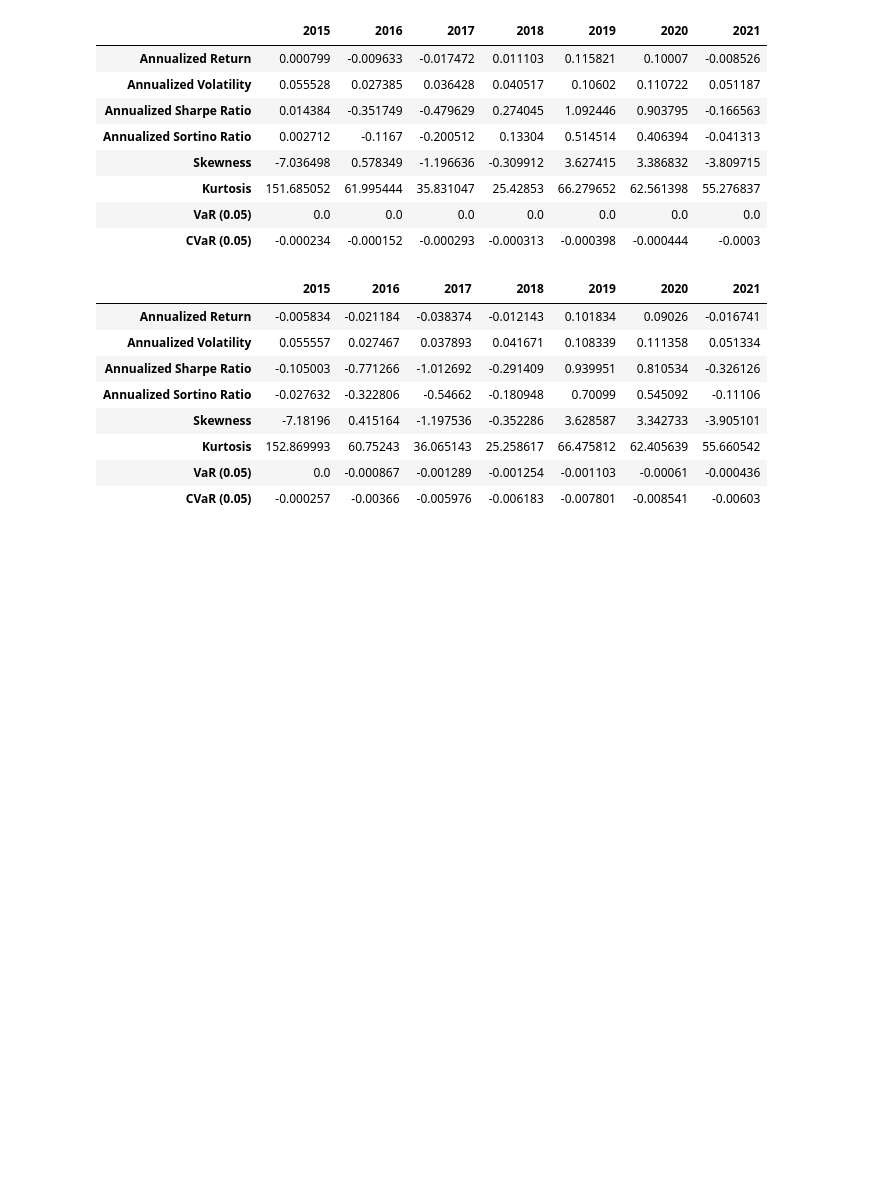
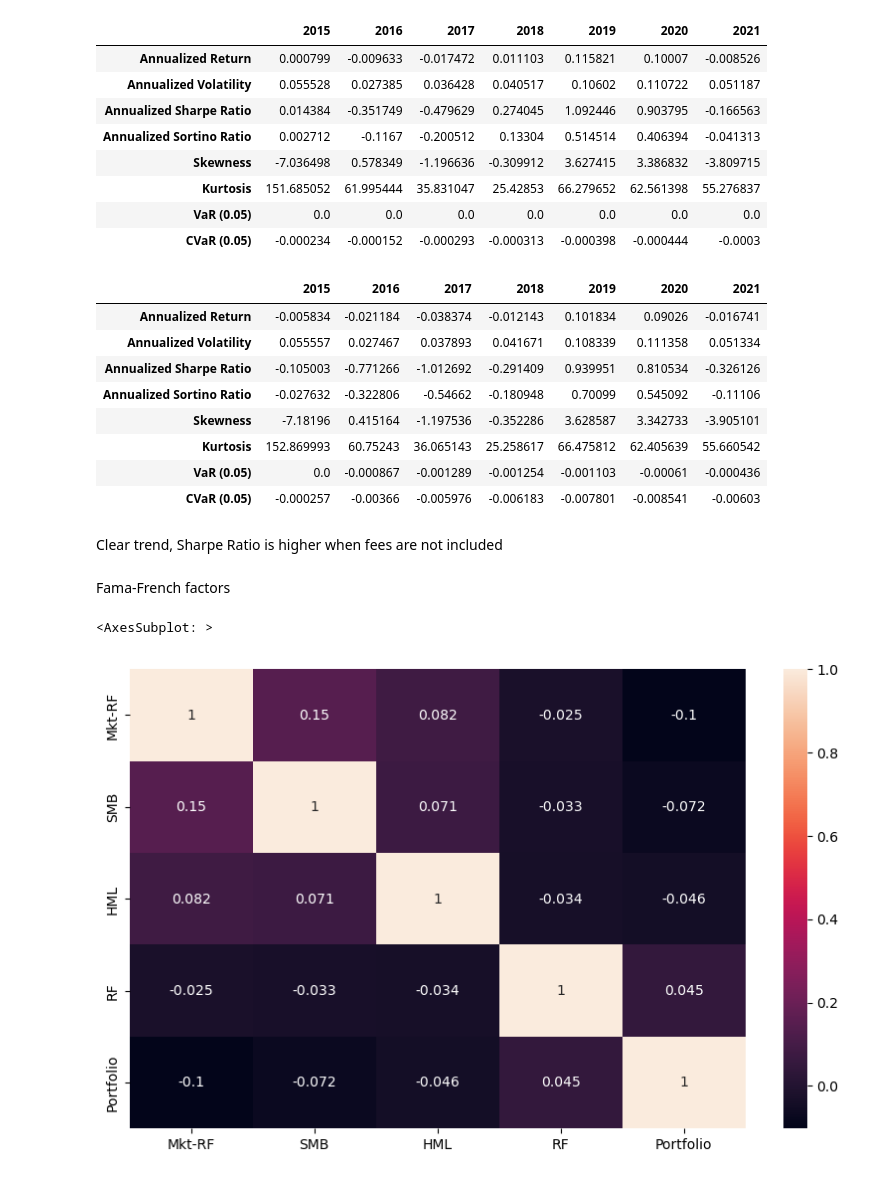
Before and after one commit to tsmcdonnell6604/Quant-Trading-Strategies, a Jupyter notebook: Project/Final_Project.ipynb, the cells around one changed output. Cells and saved outputs as stored; diff of their text form; code cells hidden in the pictures; blank space fills up the shorter version.

Commit message:
fama-french

```diff
--- a/Project/Final_Project.ipynb
+++ b/Project/Final_Project.ipynb
@@ -378,3 +378,19 @@ TradingStrategy.year_analysis(portfolio_pnl_fee,400_000,[2015,2016,2017,2018,201
 | CVaR (0.05) | -0.000257 | -0.00366 | -0.005976 | -0.006183 | -0.007801 | -0.008541 | -0.00603 |
 # %%
 TradingStrategy.compare_ratios(sharpes_comparison,title='Sharpe Ratios (fee vs. no fees)',yaxis='Sharpe Ratio')
+# %% [markdown]
+Clear trend, Sharpe Ratio is higher when fees are not included
+# %% [markdown]
+Fama-French factors
+# %%
+ff_factors = pd.read_csv('./data/ff_factors.csv',index_col=0,parse_dates=True)
+
+rets = (portfolio_pnl.cumsum() + 400_000).pct_change().dropna()
+ff_factors = ff_factors.loc[ff_factors.index.isin(rets.index)]
+ff_comp = pd.concat([ff_factors,rets],axis=1)
+# %%
+plt.subplots(figsize=(10,6))
+sns.heatmap(ff_comp.corr(),annot=True)
+# %% [output]
+<AxesSubplot: >
+[figure, added]
```
Also changed, not shown: 3 other files.
